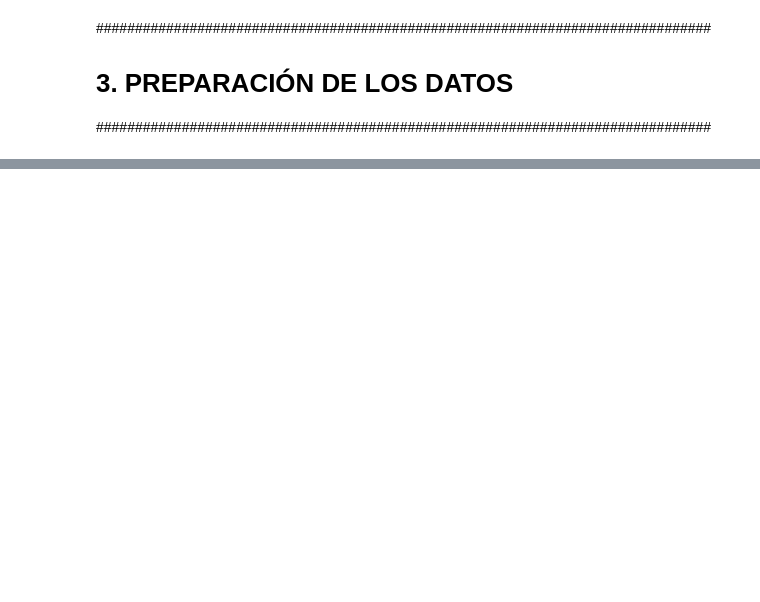
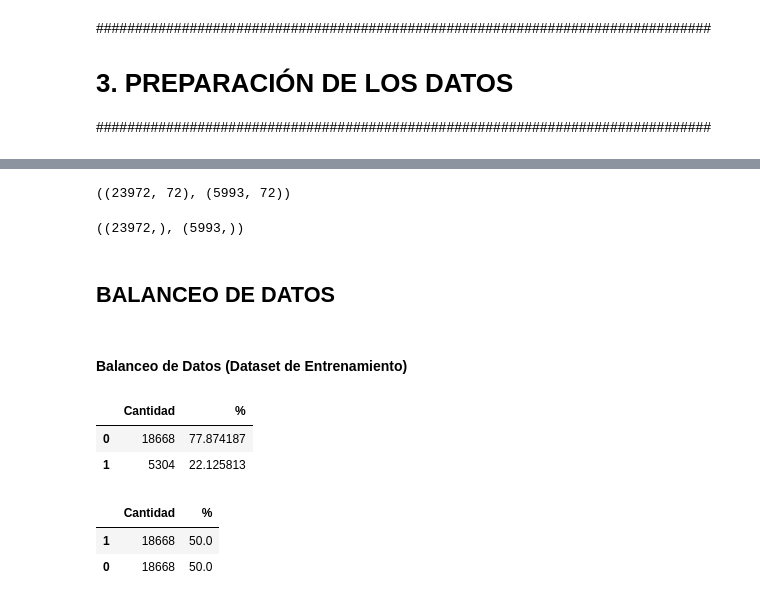
Before and after one commit to PUCP-DA2020-ML/Default-CreditCard, a Jupyter notebook: ProyML_Clasificacion_DefaultCreditCard.ipynb, the cells around one changed output, grey strips where cells are left out. Drawn from its saved outputs; the diff is of its cells as text; code cells hidden in the pictures; blank space fills up the shorter version.

Commit message:
update data processing

```diff
--- a/ProyML_Clasificacion_DefaultCreditCard.ipynb
+++ b/ProyML_Clasificacion_DefaultCreditCard.ipynb
@@ -661,0 +934,8 @@ sns.pairplot(df_defcredcard)
+# %%
+# Guardar dataset post preprocesamiento y OneHotEncoding en un archivo físico
+with open('df_preproc_OneHotEnc.pickle', 'wb') as f:
+    pickle.dump(df_defcredcard_preproc_OneHotEnc, f)
+# %%
+# Importar dataset post preprocesamiento y OneHotEncoding en un archivo físico
+with open('df_preproc_OneHotEnc.pickle', 'rb') as f:
+   df_defcredcard_preproc_ohe = pickle.load(f)
@@ -661,0 +950,27 @@ sns.pairplot(df_defcredcard)
+# %%
+X = df_defcredcard_preproc_ohe.iloc[:,:-1]
+y = df_defcredcard_preproc_ohe.iloc[:,-1]
+# %%
+#from sklearn.model_selection import train_test_split
+X_train, X_test, y_train, y_test = train_test_split(X, y, test_size=0.20, random_state=42, stratify=y)
+# %%
+X_train.shape, X_test.shape
+# %% [output]
+((23972, 72), (5993, 72))
+# %%
+y_train.shape, y_test.shape
+# %% [output]
+((23972,), (5993,))
+# %% [markdown]
+## **BALANCEO DE DATOS**
+# %% [markdown]
+#### Balanceo de Datos (Dataset de Entrenamiento)
+# %%
+#---------------------------------------------------------------------------------
+# Tabla de Contingencia de Variable Objetivo
+#---------------------------------------------------------------------------------
+pd.DataFrame({'Cantidad': y_train.value_counts(), '%': y_train.value_counts(normalize=True) * 100})
+# %% [output]
+|  | Cantidad | % |
+| 0 | 18668 | 77.874187 |
+| 1 | 5304 | 22.125813 |
@@ -661,0 +988,6 @@ sns.pairplot(df_defcredcard)
+# %%
+pd.DataFrame({'Cantidad': y_train_bal_smt.value_counts(), '%': y_train_bal_smt.value_counts(normalize=True) * 100})
+# %% [output]
+|  | Cantidad | % |
+| 1 | 18668 | 50.0 |
+| 0 | 18668 | 50.0 |
```
Also changed, not shown: parts of 59 cells of this notebook.
